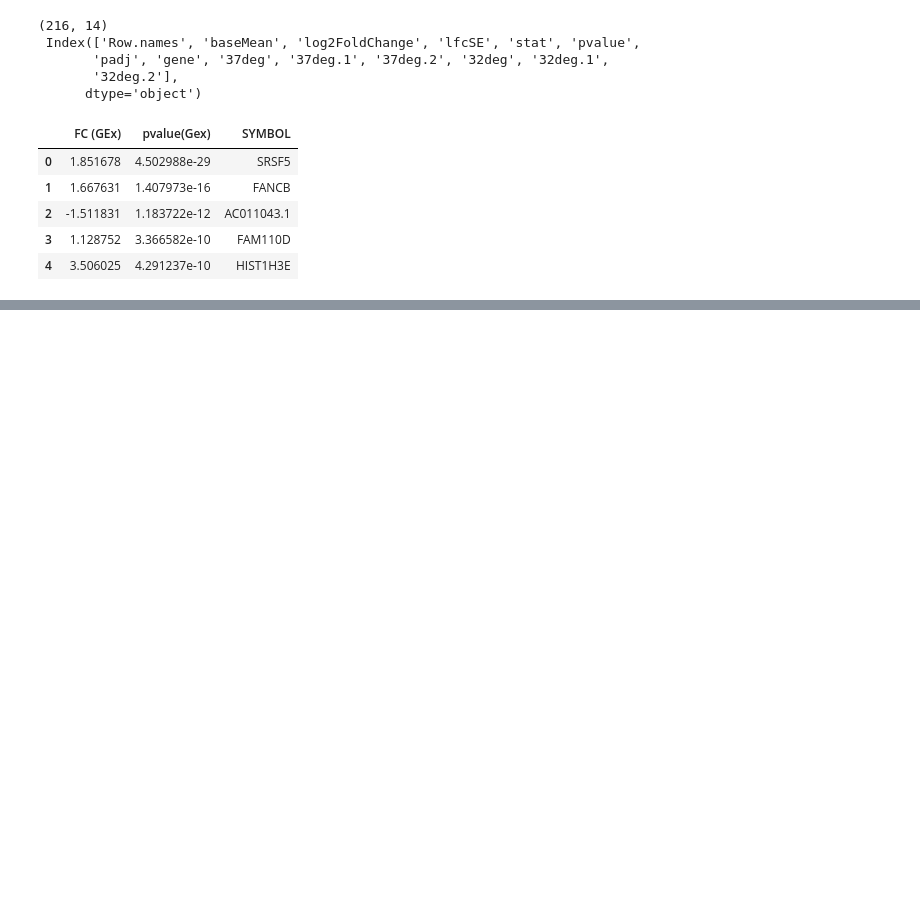
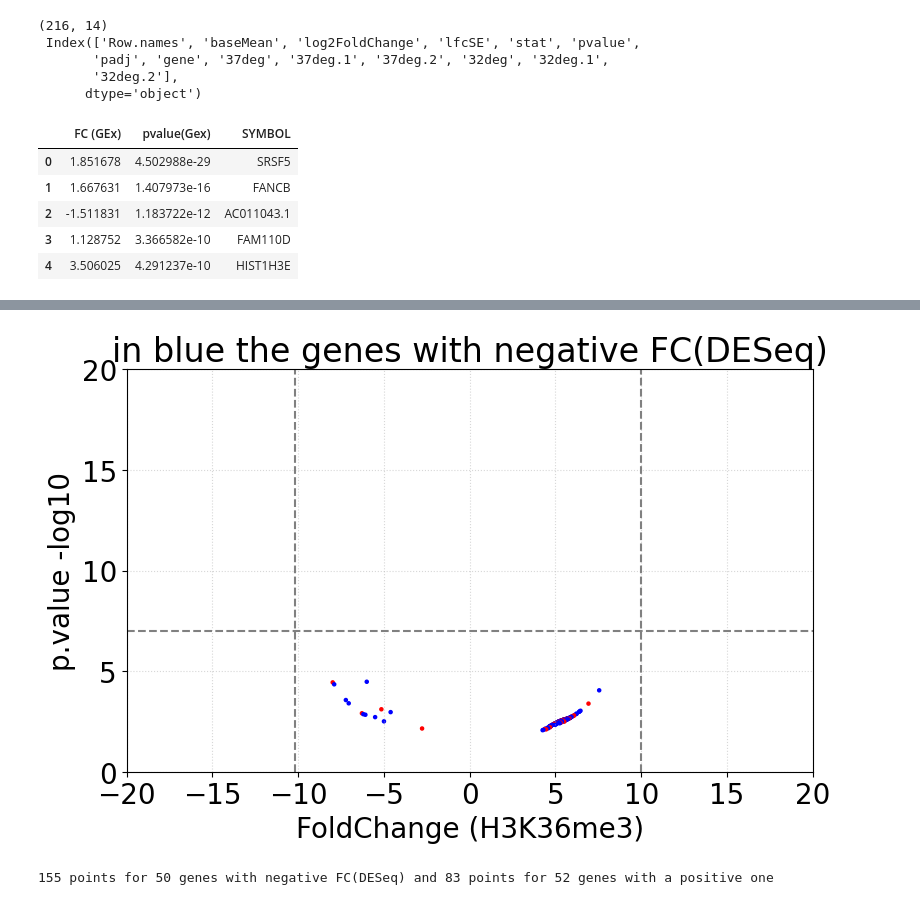
Before and after one commit to Keviosta/Temp_3.2.-.C, a Jupyter notebook: HEK293_GExp_vs_hNPC_H3K36me3_MACS3.ipynb, the cells around one changed output, grey strips where cells are left out. Cells and saved outputs as stored; diff of their text form; code cells hidden in the pictures; blank space fills up the shorter version.

```diff
--- a/HEK293_GExp_vs_hNPC_H3K36me3_MACS3.ipynb
+++ b/HEK293_GExp_vs_hNPC_H3K36me3_MACS3.ipynb
@@ -228,0 +125,7 @@ merged_df
+# %%
+# to sort with colors the +DEG and -DEG
+df_H3K36me3_andDEG_po_neg = pandas.merge(df_H3K36me3_andDEG, df_GExp, on='SYMBOL', how='left')
+print(len(df_H3K36me3_andDEG_po_neg))
+
+# Chech up duplicate are ok (= H3K36me3 different but same GExp data)
+df_H3K36me3_andDEG_po_neg[df_H3K36me3_andDEG_po_neg["SYMBOL"] =='CEP83']
@@ -228,0 +143,25 @@ merged_df
+# %%
+#volcano plot colors based on HEK293 GEx
+colors = ['blue' if x < 0
+          else 'red' if x > 0
+          else 'grey' for x in df_H3K36me3_andDEG_po_neg['FC (GEx)']]
+
+plt.scatter(x=df_H3K36me3_andDEG_po_neg['Fold'],
+            y=df_H3K36me3_andDEG_po_neg['p.value'].apply(lambda x:-numpy.log10(x)),
+            s=5, c=colors)
+plt.tight_layout()
+plt.title('in blue the genes with negative FC(DESeq)')
+plt.ylim(0, 20)
+plt.xlim(-20, 20)
+plt.xlabel("FoldChange (H3K36me3)")
+plt.ylabel("p.value -log10")
+
+plt.axvline(-10.2,color="grey",linestyle="--")
+plt.axvline(10,color="grey",linestyle="--")
+plt.axhline(7,color="grey",linestyle="--")
+
+
+title_file = 'volcano_hNPC_H3K36me3_and_HEK293_DEG_pos_negDEG'
+plt.savefig(file_directory+'3) output/'+title_file+'.svg')
+# %% [output]
+[figure, added]
@@ -228,0 +174,4 @@ merged_df
+# %%
+print(f'{len(blue_indices)} points for {red_genes_n} genes with negative FC(DESeq) and {len(red_indices)} points for {blue_genes_n} genes with a positive one')
+# %% [output]
+155 points for 50 genes with negative FC(DESeq) and 83 points for 52 genes with a positive one
```
Also changed, not shown: parts of 44 cells of this notebook, 1 other file.
